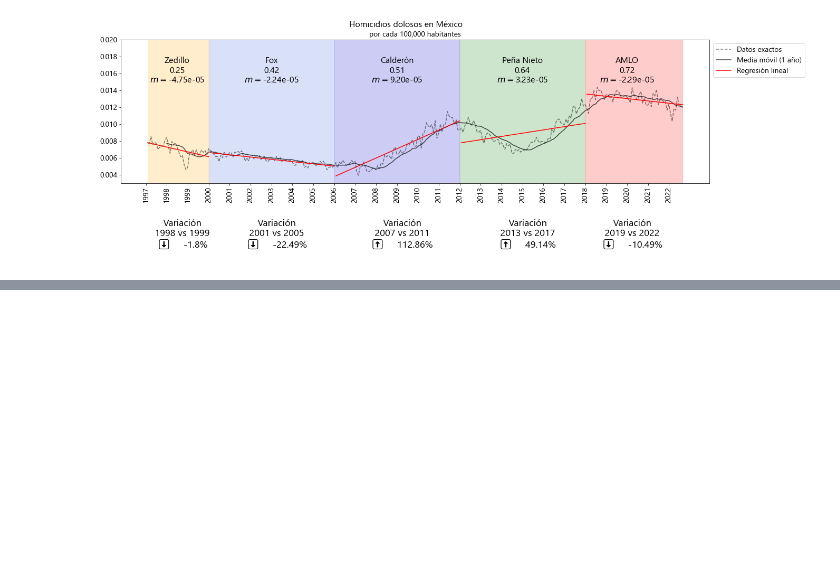
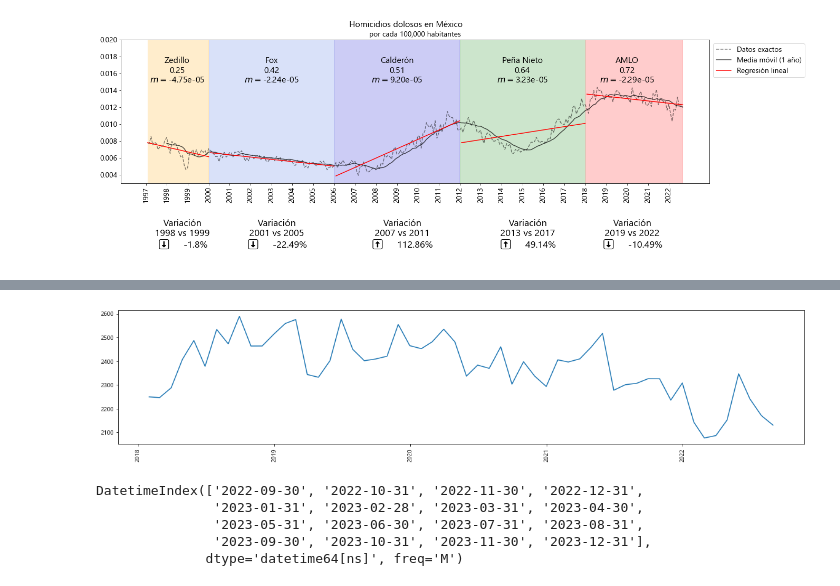
Before and after one commit to albertobenavides/incidencia_delictiva, a Jupyter notebook: analisis.ipynb, the cells around one changed output, grey strips where cells are left out. Saved outputs shown, nothing was run; the diff lists cells and outputs as text; code cells hidden in the pictures; blank space fills up the shorter version.

```diff
--- a/analisis.ipynb
+++ b/analisis.ipynb
@@ -328,0 +350,18 @@ plt.show()
+# %%
+df_amlo['seasonal'] = seasonal
+df_amlo['seasonless'] = df_amlo['value'] - df_amlo['seasonal']
+plt.figure(figsize=(20, 4))
+plt.plot(df_amlo['seasonless'])
+plt.xticks(rotation=90)
+plt.show()
+# %% [output]
+[figure, added]
+# %%
+forecast_days = pd.date_range('2022-09-30', '2023-12-31', freq='m')
+forecast_days
+# %% [output]
+DatetimeIndex(['2022-09-30', '2022-10-31', '2022-11-30', '2022-12-31',
+               '2023-01-31', '2023-02-28', '2023-03-31', '2023-04-30',
+               '2023-05-31', '2023-06-30', '2023-07-31', '2023-08-31',
+               '2023-09-30', '2023-10-31', '2023-11-30', '2023-12-31'],
+              dtype='datetime64[ns]', freq='M')
```
Also changed, not shown: parts of 15 cells of this notebook, 1 other file.
